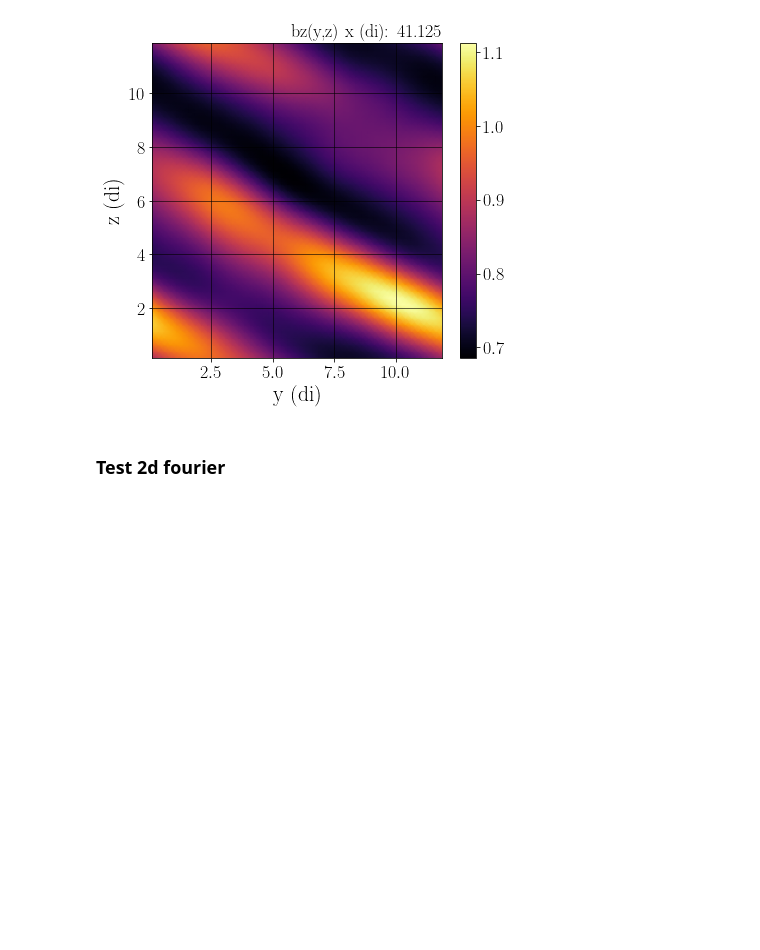
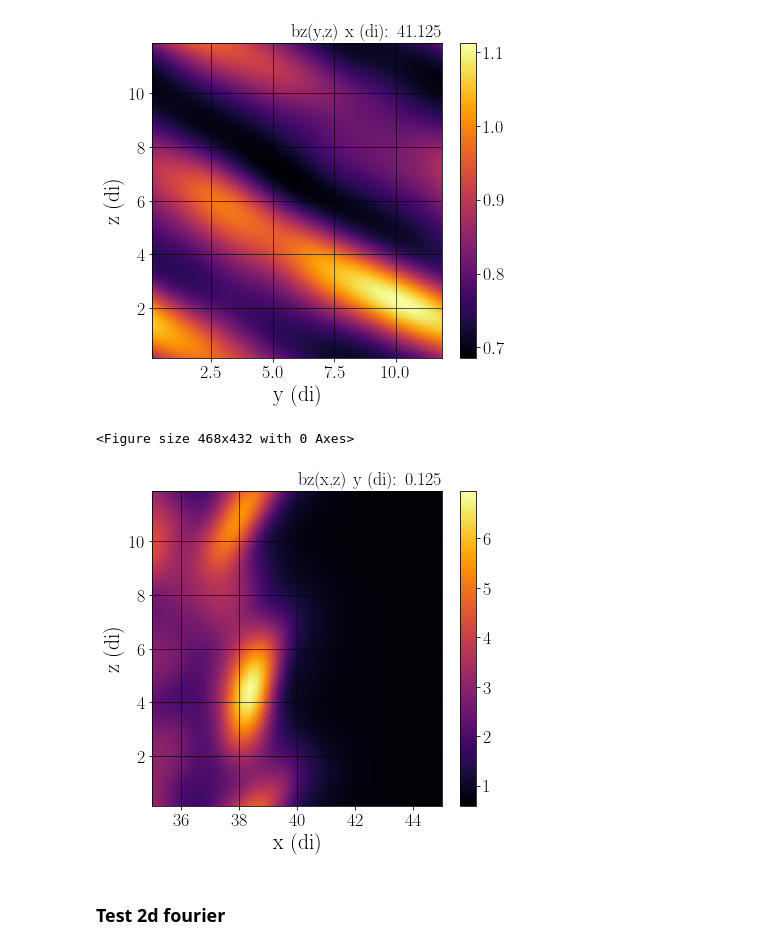
Before and after one commit to collinrbr/FPCAnalysis, a Jupyter notebook: dHybridR.ipynb, the cells around one changed output. Drawn from its saved outputs; the diff is of its cells as text; code cells hidden in the pictures; blank space fills up the shorter version.

```diff
--- a/dHybridR.ipynb
+++ b/dHybridR.ipynb
@@ -461,6 +461,11 @@ pf.makefieldpmesh(dfields,'bz','yz',flnm = '',takeaxisaverage=False,xxindex=xxin
 # %% [output]
 <Figure size 468x432 with 0 Axes>
 [figure]
+# %%
+pf.makefieldpmesh(dfields,'bz','xz',takeaxisaverage=False,yyindex = 0,xlimmin=35,xlimmax=45)
+# %% [output]
+<Figure size 468x432 with 0 Axes>
+[figure, added]
 # %% [markdown]
 ### Test 2d fourier
 # %%
```
Also changed, not shown: 5 other files.
